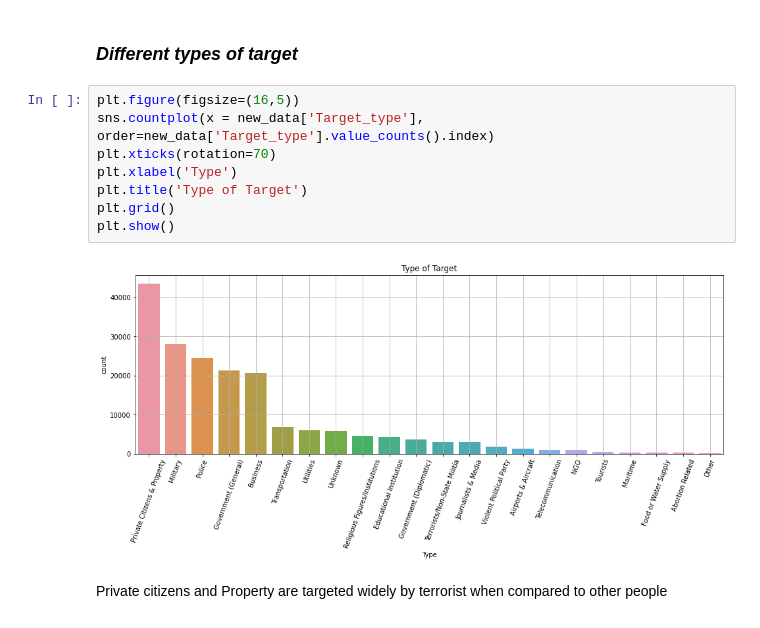
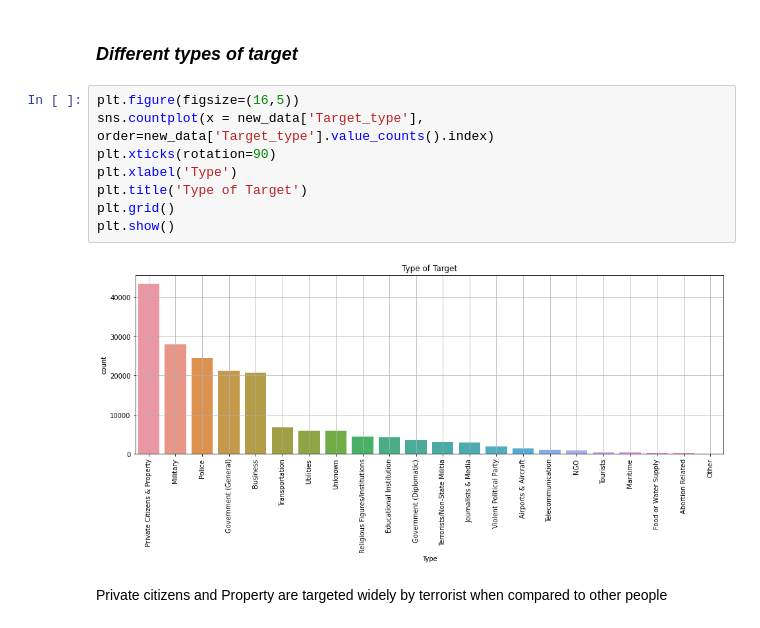
Before and after one commit to tanaybag/GRIPMAY21_TASKS, a Jupyter notebook: Task 4: Exploratory Data Analysis - Terrorism.ipynb, the cells around one changed output. Cells and saved outputs as stored; diff of their text form.

```diff
--- a/Task 4: Exploratory Data Analysis - Terrorism.ipynb
+++ b/Task 4: Exploratory Data Analysis - Terrorism.ipynb
@@ -211,13 +212,13 @@ Bombing and Explosion attacks are mostly used by terrorist and hijacking is leas
 # %%
 plt.figure(figsize=(16,5))
 sns.countplot(x = new_data['Target_type'], order=new_data['Target_type'].value_counts().index)
-plt.xticks(rotation=70)
+plt.xticks(rotation=90)
 plt.xlabel('Type')
 plt.title('Type of Target')
 plt.grid()
 plt.show()
 # %% [output]
-[figure, old version]
+[figure, new version]
 # %% [markdown]
 Private citizens and Property are targeted widely by terrorist when compared to other people
 # %% [markdown]
```
Also changed, not shown: parts of 6 cells of this notebook.
